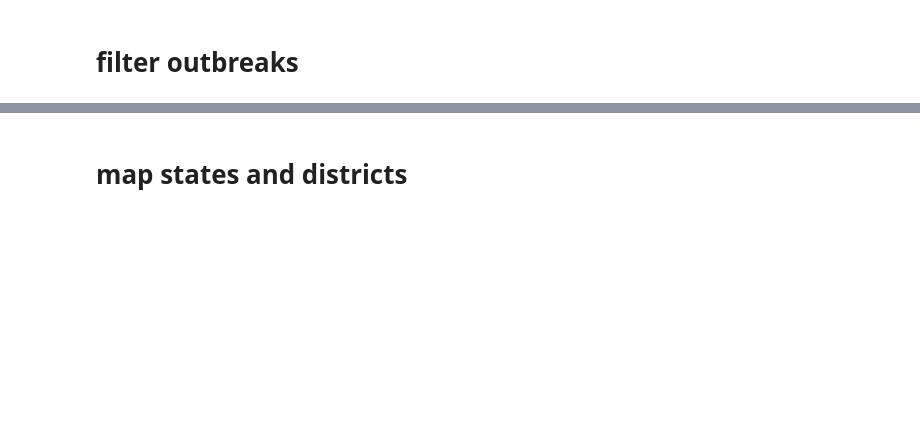
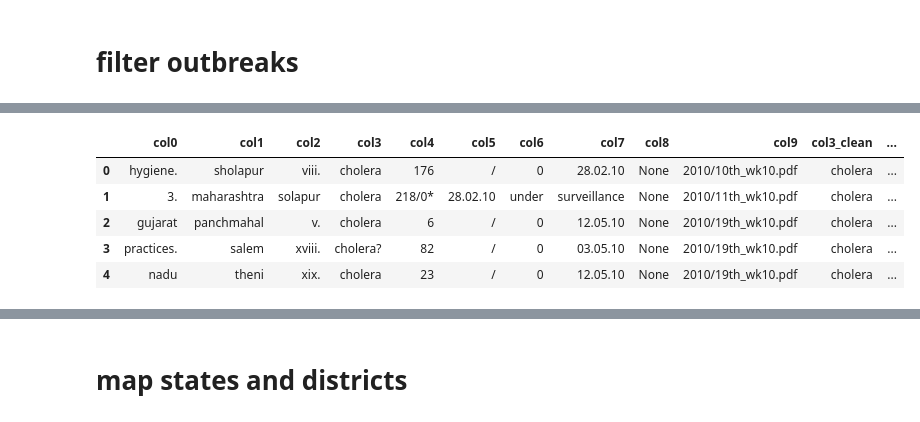
Before and after one commit to alexvmt/cholera_risk_modeling, a Jupyter notebook: extract_outbreaks_from_pdfs.ipynb, the cells around one changed output, grey strips where cells are left out. Cells and saved outputs as stored; diff of their text form; code cells hidden in the pictures; blank space fills up the shorter version.

```diff
--- a/extract_outbreaks_from_pdfs.ipynb
+++ b/extract_outbreaks_from_pdfs.ipynb
@@ -98,2 +195,2 @@ outbreaks_raw.col5.value_counts()
 # %%
-outbreaks_raw['col5_clean'] = outbreaks_raw.col5.apply(lambda x: 'cholera' if 'cholera' in x else x)
+outbreaks_raw['col3_clean'] = outbreaks_raw.col3.apply(lambda x: 'cholera' if 'cholera' in x else x)
@@ -104,8 +202,9 @@ outbreaks_raw[outbreaks_raw.col5_clean == 'cholera'].shape
 # %% [markdown]
 # filter outbreaks
 # %%
-outbreaks_raw['outbreak'] = outbreaks_raw.col6.apply(lambda x: 0 if re.search('[a-zA-Z]', x) else 1)
+# next to where a cholera outbreak is mentioned there should be a number indicating the cases
+outbreaks_raw['outbreak'] = outbreaks_raw.col4.apply(lambda x: 0 if re.search('[a-zA-Z]', str(x)) else 1)
 # %%
-outbreaks = outbreaks_raw[outbreaks_raw.outbreak == 1].copy()
+outbreaks = outbreaks_raw[outbreaks_raw.outbreak == 1].copy().reset_index(drop=True)
 # %%
 outbreaks.shape
@@ -111,0 +213,9 @@ outbreaks.shape
+# %%
+outbreaks.head()
+# %% [output]
+|  | col0 | col1 | col2 | col3 | col4 | col5 | col6 | col7 | col8 | col9 | col3_clean | ... |
+| 0 | hygiene. | sholapur | viii. | cholera | 176 | / | 0 | 28.02.10 | None | 2010/10th_wk10.pdf | cholera | ... |
+| 1 | 3. | maharashtra | solapur | cholera | 218/0* | 28.02.10 | under | surveillance | None | 2010/11th_wk10.pdf | cholera | ... |
+| 2 | gujarat | panchmahal | v. | cholera | 6 | / | 0 | 12.05.10 | None | 2010/19th_wk10.pdf | cholera | ... |
+| 3 | practices. | salem | xviii. | cholera? | 82 | / | 0 | 03.05.10 | None | 2010/19th_wk10.pdf | cholera | ... |
+| 4 | nadu | theni | xix. | cholera | 23 | / | 0 | 12.05.10 | None | 2010/19th_wk10.pdf | cholera | ... |
```
Also changed, not shown: parts of 104 cells of this notebook.
